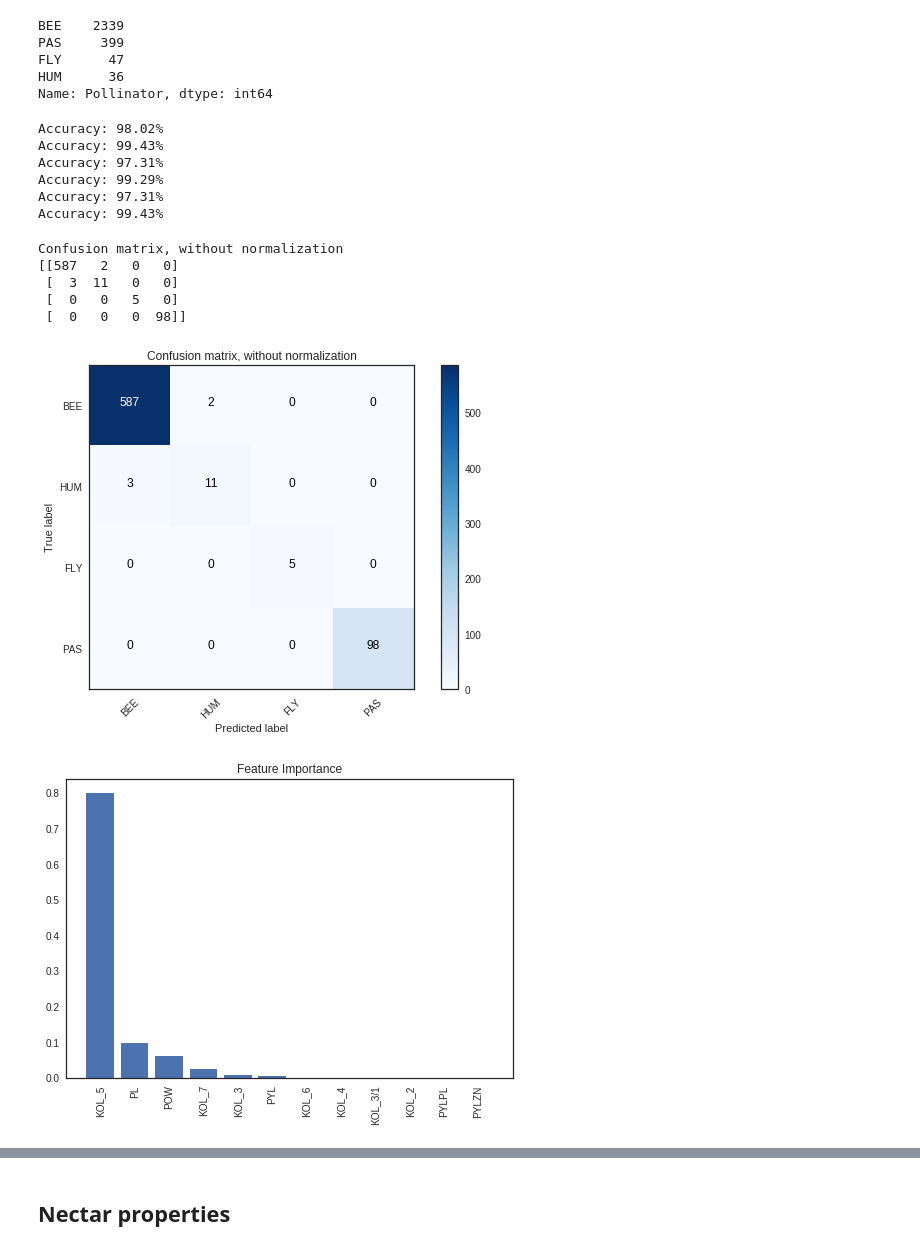
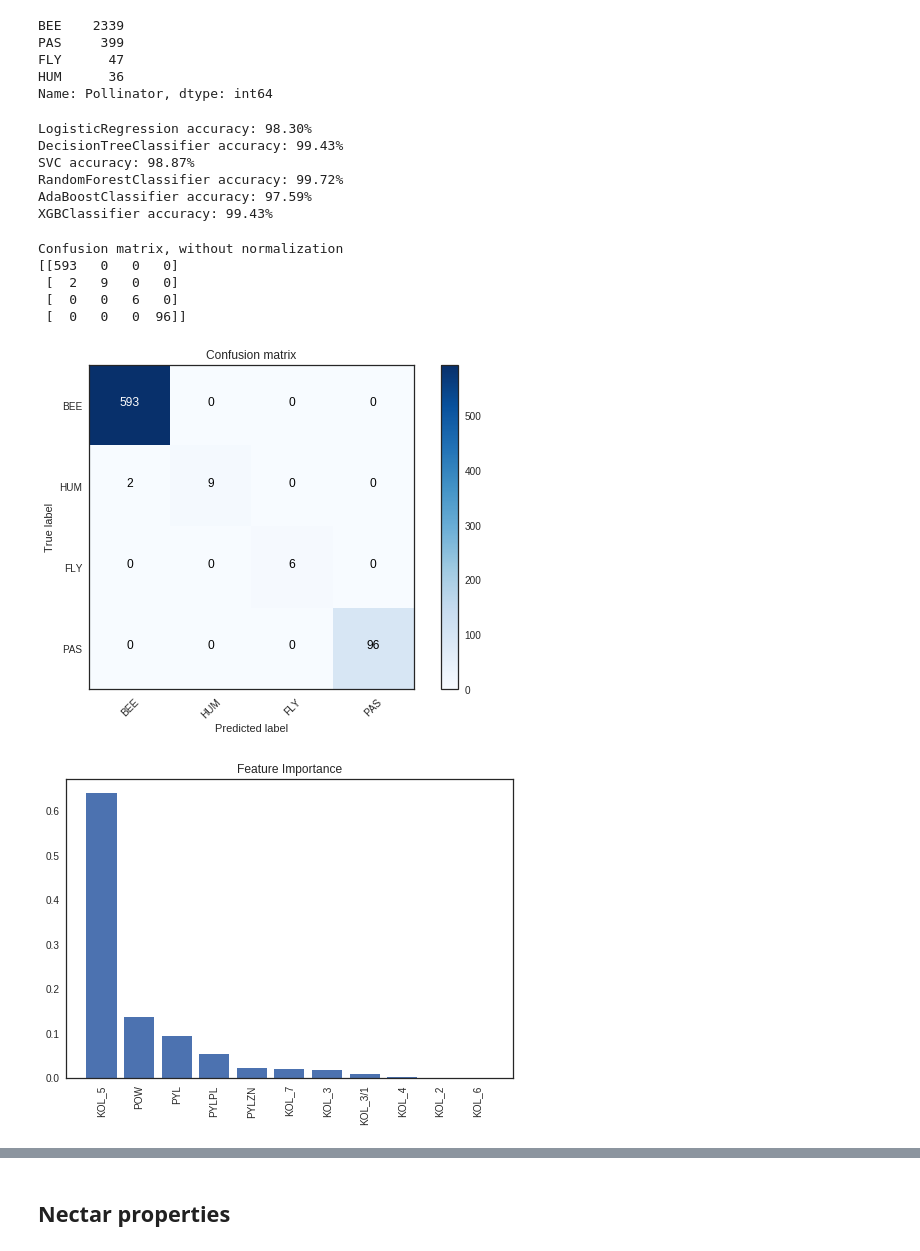
Before and after one commit to AgataRoguz/projekty_uw, a Jupyter notebook: Fritillaria_evolution.ipynb, the cells around one changed output, grey strips where cells are left out. Cells and saved outputs as stored; diff of their text form; code cells hidden in the pictures.

```diff
--- a/Fritillaria_evolution.ipynb
+++ b/Fritillaria_evolution.ipynb
@@ -257,5 +258,5 @@ plt.show()
 # %%
-#data.drop("D2", axis=1, inplace=True)
+data.drop("PL", axis=1, inplace=True)
 # %%
 sns.pairplot(data.iloc[:,1:10])
 plt.show()
@@ -294,16 +297,16 @@ for model in models:
     predictions = np.round(y_pred)
 
     accuracy = accuracy_score(y_test, predictions)
-    print("Accuracy: %.2f%%" % (accuracy * 100.0))
+    print("%s accuracy: %.2f%%" % (model.__class__.__name__,accuracy * 100.0))
 # %% [output]
-Accuracy: 98.02%
-Accuracy: 99.43%
-Accuracy: 97.31%
-Accuracy: 99.29%
-Accuracy: 97.31%
-Accuracy: 99.43%
+LogisticRegression accuracy: 98.30%
+DecisionTreeClassifier accuracy: 99.43%
+SVC accuracy: 98.87%
+RandomForestClassifier accuracy: 99.72%
+AdaBoostClassifier accuracy: 97.59%
+XGBClassifier accuracy: 99.43%
 # %%
-model = DecisionTreeClassifier()
+model = RandomForestClassifier()
 model.fit(X_train, y_train)
 y_pred = model.predict(X_test)
 conf_mat = confusion_matrix(y_test, y_pred)
@@ -347,16 +350,16 @@ labels = ["BEE","HUM","FLY", "PAS"]
 # %%
 # Plot non-normalized confusion matrix
 plt.figure()
 plot_confusion_matrix(conf_mat, classes=labels,
-                      title='Confusion matrix, without normalization')
+                      title='Confusion matrix')
 plt.show()
 # %% [output]
 Confusion matrix, without normalization
-[[587   2   0   0]
- [  3  11   0   0]
- [  0   0   5   0]
- [  0   0   0  98]]
+[[593   0   0   0]
+ [  2   9   0   0]
+ [  0   0   6   0]
+ [  0   0   0  96]]
-[figure, old version]
+[figure, new version]
 # %%
 importances = model.feature_importances_
 indices = np.argsort(importances)[::-1]
@@ -379,7 +382,7 @@ plt.xticks(range(X.shape[1]), names, rotation=90)
 # Show plot
 plt.show()
 # %% [output]
-[figure, old version]
+[figure, new version]
 # %%
 print(classification_report(y_test, y_pred))
 # %% [output]
```
Also changed, not shown: parts of 77 cells of this notebook.
